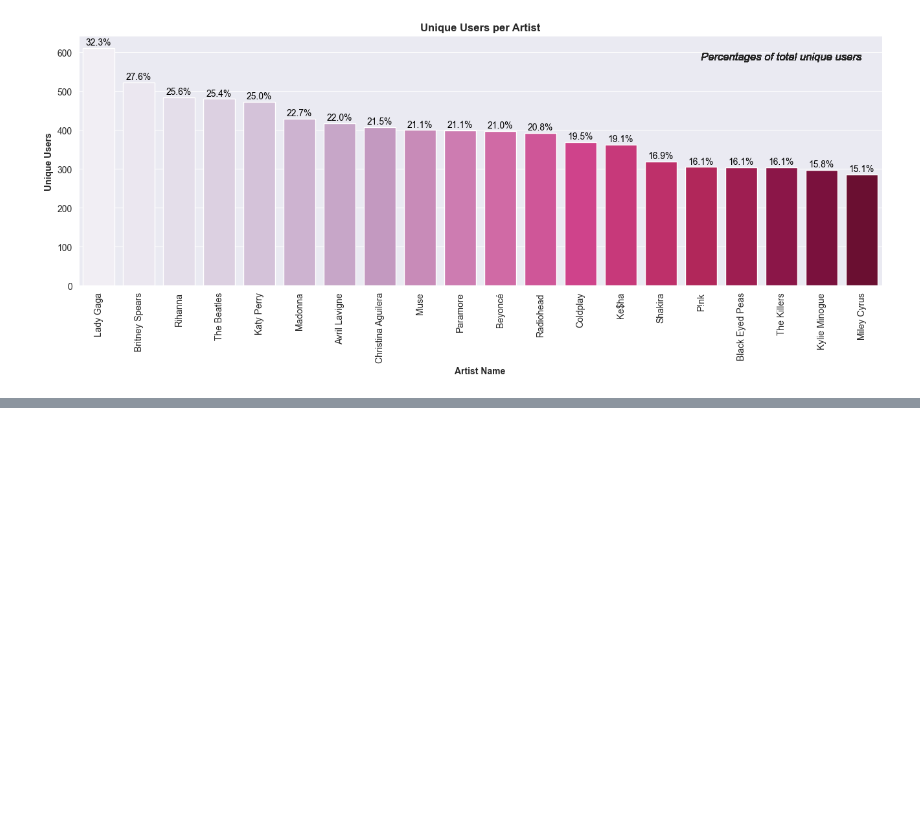
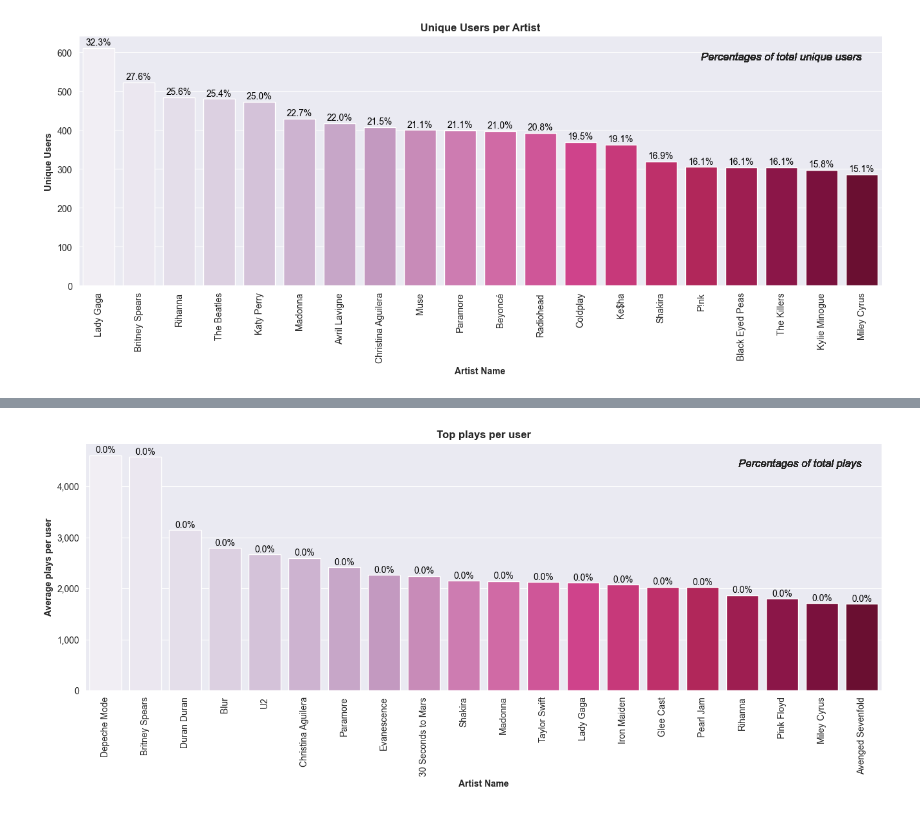
Before and after one commit to AlexCawl/DataAnalysis-lab-1, a Jupyter notebook: labs/lab_4/Processing_and_exploration.ipynb, the cells around one changed output, grey strips where cells are left out. Cells and saved outputs as stored; diff of their text form; code cells hidden in the pictures; blank space fills up the shorter version.

```diff
--- a/labs/lab_4/Processing_and_exploration.ipynb
+++ b/labs/lab_4/Processing_and_exploration.ipynb
@@ -215,0 +254,6 @@ bar_chart(t.index, t.totalUniqueUsers, 'Artist Name', 'Unique Users', 'Unique Us
+# %%
+t = artist_rank[artist_rank['totalUniqueUsers']>100].sort_values(['avgUserPlays'], ascending=False)
+
+bar_chart(t.index, t.avgUserPlays, 'Artist Name', 'Average plays per user', 'Top plays per user', 'Percentages of total plays', original.artistWeight.sum())
+# %% [output]
+[figure, added]
```
Also changed, not shown: parts of 6 cells of this notebook.
